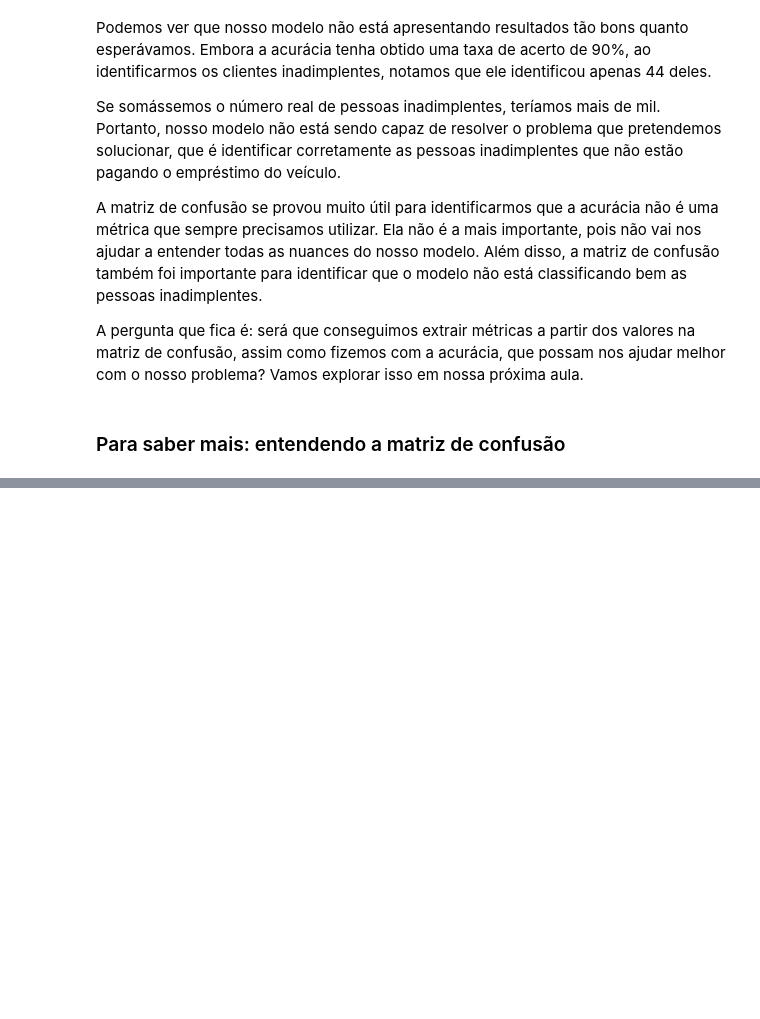
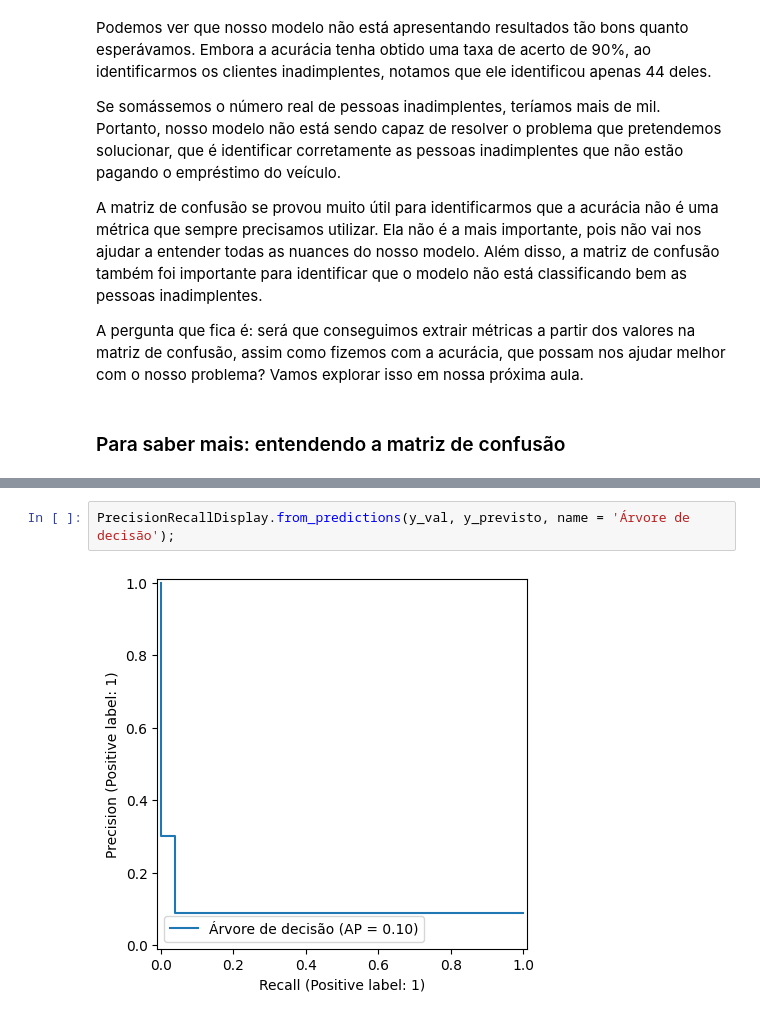
Before and after one commit to rafaelreisramos/oracle-one, a Jupyter notebook: classificacao-validacao-modelos-metricas-avaliacao/Classificacao-Validacaoo-e-metricas.ipynb, the cells around one changed output, grey strips where cells are left out. Drawn from its saved outputs; the diff is of its cells as text; blank space fills up the shorter version.

```diff
--- a/classificacao-validacao-modelos-metricas-avaliacao/Classificacao-Validacaoo-e-metricas.ipynb
+++ b/classificacao-validacao-modelos-metricas-avaliacao/Classificacao-Validacaoo-e-metricas.ipynb
@@ -360,0 +649,4 @@ Esses valores são muito úteis para uma análise mais aprofundada do modelo de
+# %%
+PrecisionRecallDisplay.from_predictions(y_val, y_previsto, name = 'Árvore de decisão');
+# %% [output]
+[figure, added]
```
Also changed, not shown: parts of 55 cells of this notebook.
